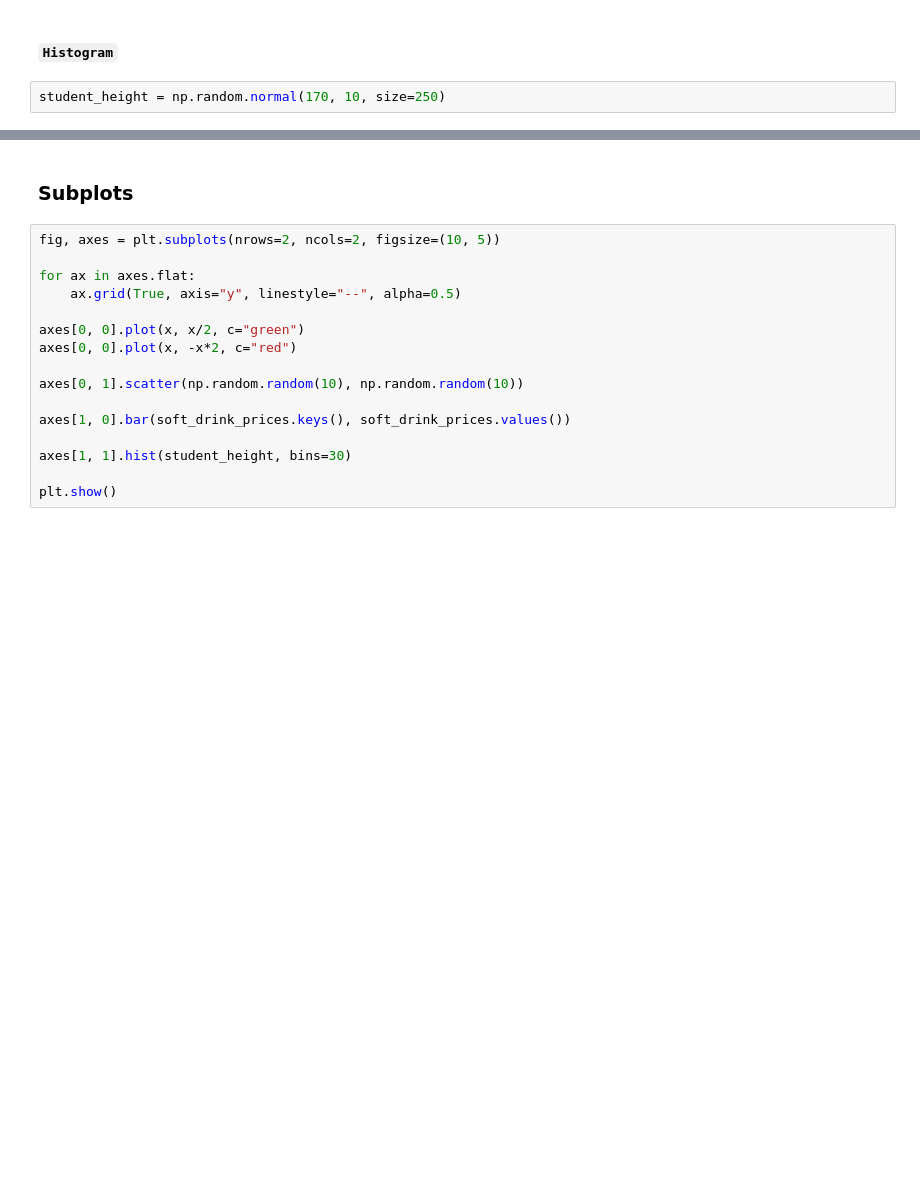
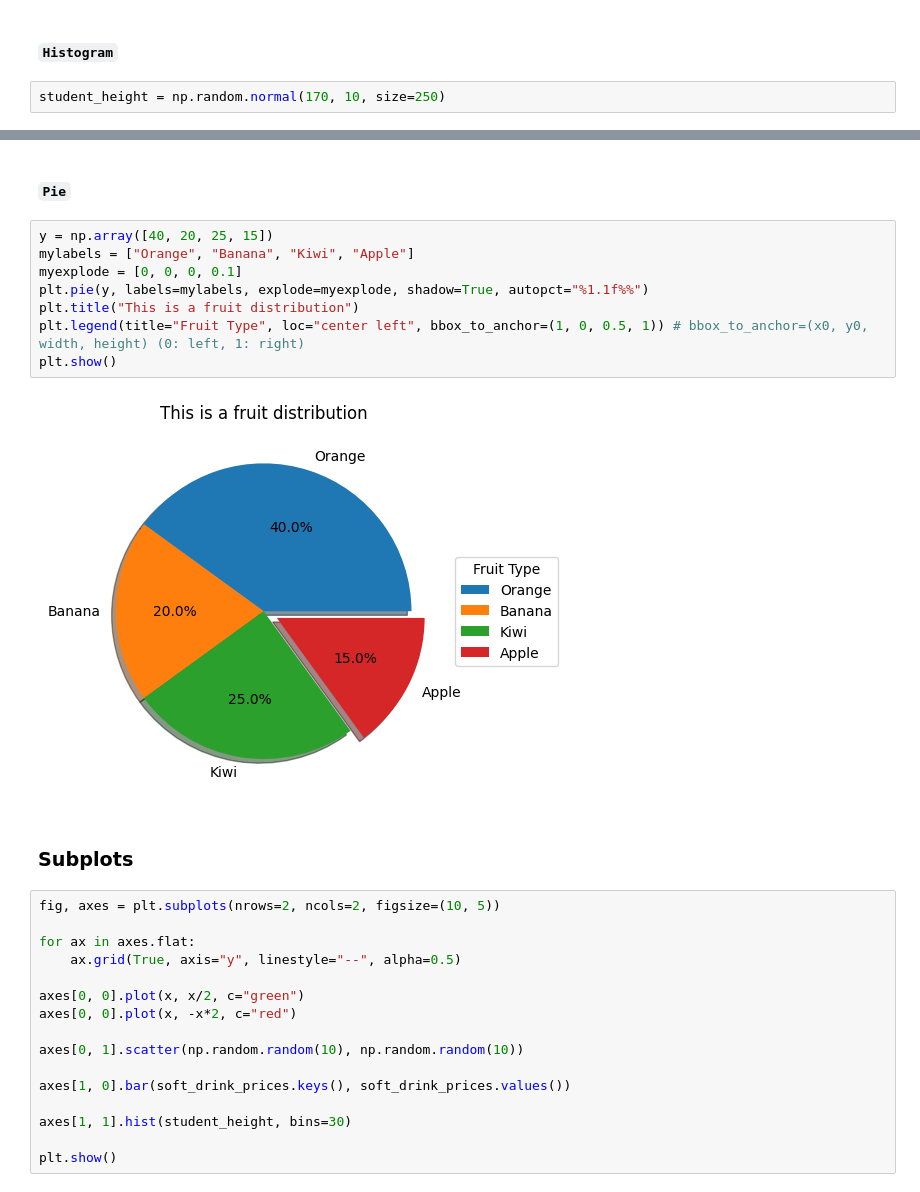
Before and after one commit to TruongQuangPhat/AI-Journey, a Jupyter notebook: Matplotlib/Matplotlib_Tutorial.ipynb, the cells around one changed output, grey strips where cells are left out. Saved outputs shown, nothing was run; the diff lists cells and outputs as text; blank space fills up the shorter version.

```diff
--- a/Matplotlib/Matplotlib_Tutorial.ipynb
+++ b/Matplotlib/Matplotlib_Tutorial.ipynb
@@ -153,3 +153,15 @@ ax.hist(student_height, bins =30, color="green");
+# %% [markdown]
+#### `Pie`
+# %%
+y = np.array([40, 20, 25, 15])
+mylabels = ["Orange", "Banana", "Kiwi", "Apple"]
+myexplode = [0, 0, 0, 0.1]
+plt.pie(y, labels=mylabels, explode=myexplode, shadow=True, autopct="%1.1f%%")
+plt.title("This is a fruit distribution")
+plt.legend(title="Fruit Type", loc="center left", bbox_to_anchor=(1, 0, 0.5, 1)) # bbox_to_anchor=(x0, y0, width, height) (0: left, 1: right)
+plt.show()
+# %% [output]
+[figure, added]
 # %% [markdown]
 ### Subplots
 # %%
```
Also changed, not shown: parts of 2 cells of this notebook, 2 other files.
